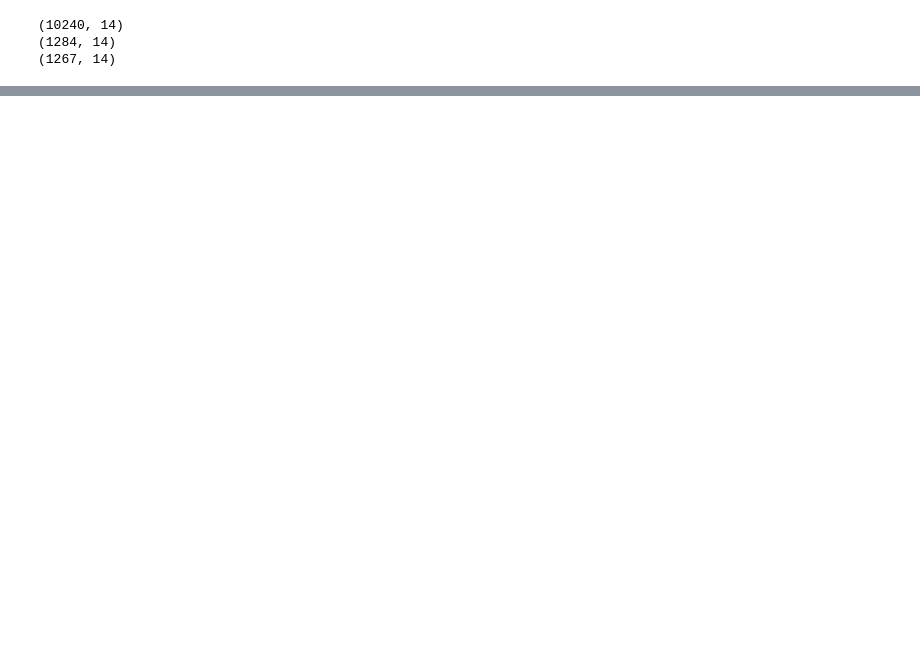
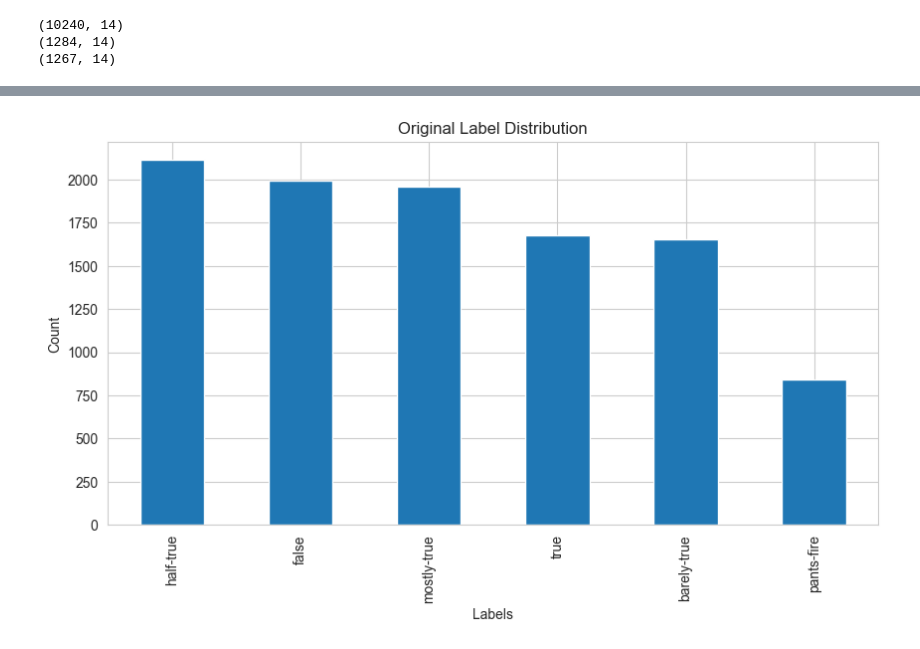
Before and after one commit to Rashaakk/Fake_News_Detection, a Jupyter notebook: code.ipynb, the cells around one changed output, grey strips where cells are left out. Cells and saved outputs as stored; diff of their text form; code cells hidden in the pictures; blank space fills up the shorter version.

```diff
--- a/code.ipynb
+++ b/code.ipynb
@@ -79,3 +79,12 @@ train_df.head()
 | 2 | 324.json | mostly-true | Hillary Clinton agrees with John ... | foreign-policy | barack-obama | President | Illinois | democrat | ... |
 | 3 | 1123.json | false | Health care reform legislation is... | health-care | blog-posting | NaN | NaN | none | ... |
 | 4 | 9028.json | half-true | The economic turnaround started a... | economy,jobs | charlie-crist | NaN | Florida | democrat | ... |
+# %%
+plt.figure(figsize=(10,5))
+train_df['label'].value_counts().plot(kind='bar')
+plt.title('Original Label Distribution')
+plt.xlabel('Labels')
+plt.ylabel('Count')
+plt.show()
+# %% [output]
+[figure, added]
```
Also changed, not shown: parts of 6 cells of this notebook.
